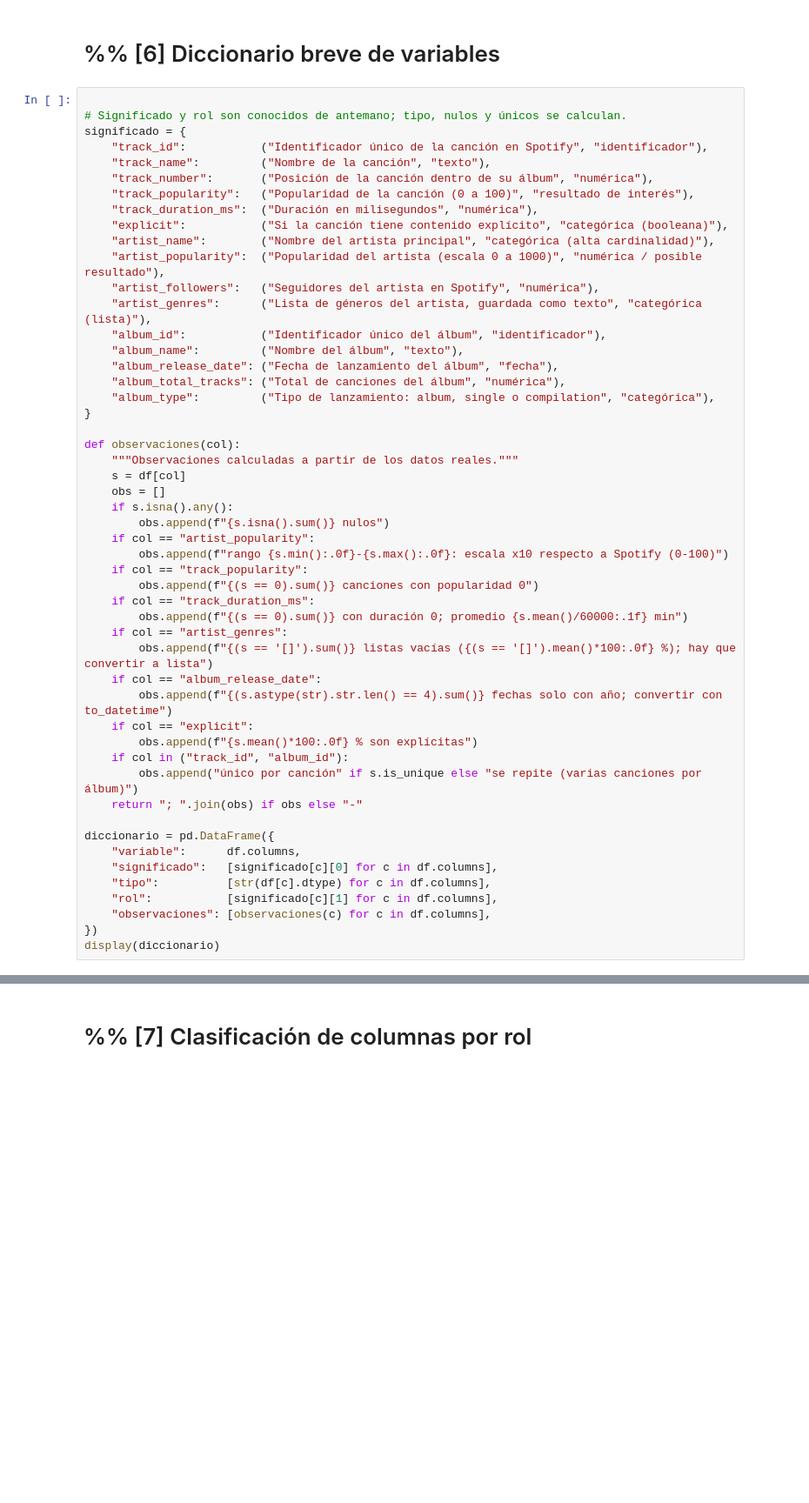
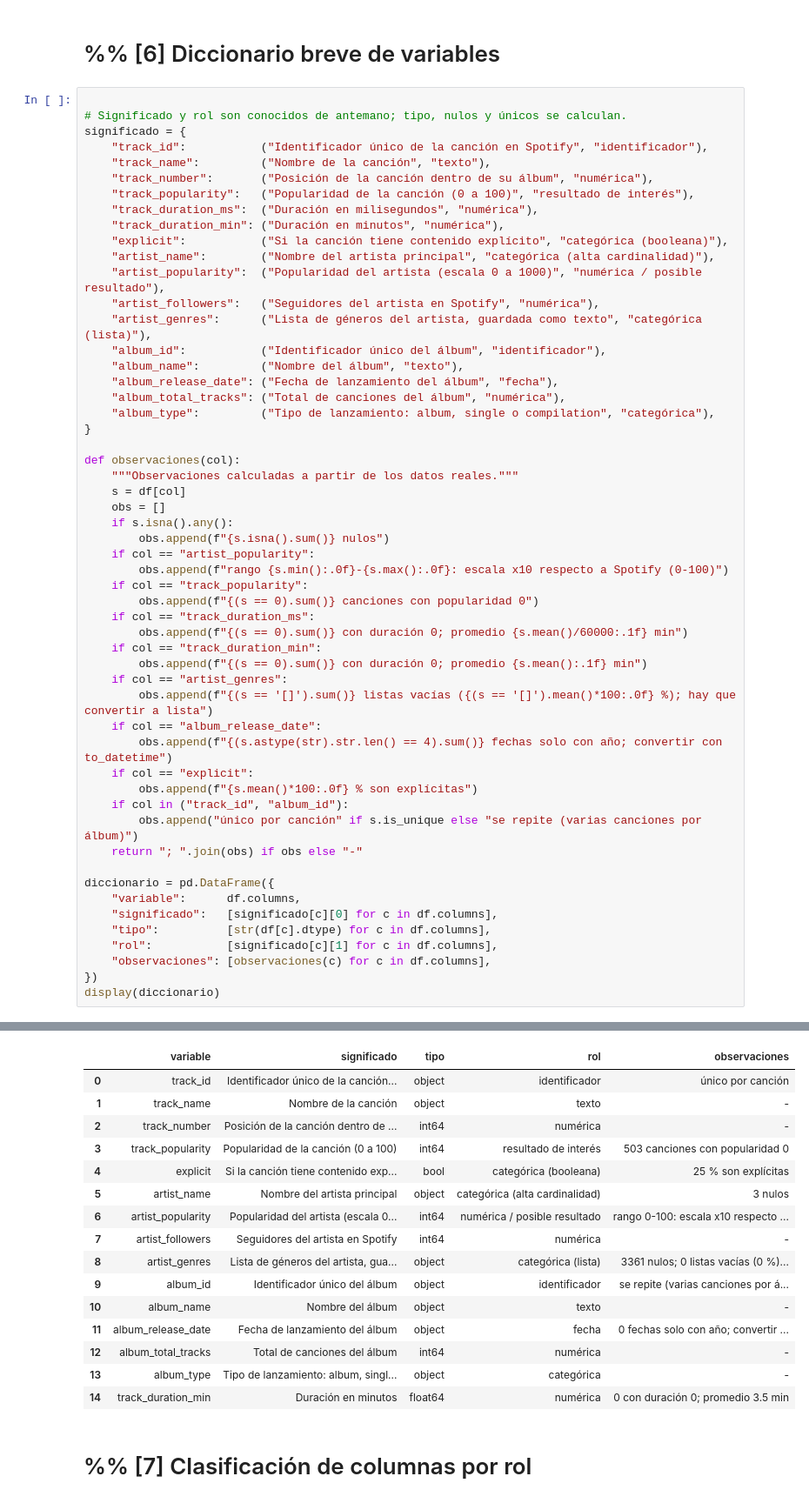
Before and after one commit to Luisfegit/Data-en-concierto, a Jupyter notebook: data_en_concierto_1_1.ipynb, the cells around one changed output, grey strips where cells are left out. Shown at 87% size. Saved outputs shown, nothing was run; the diff lists cells and outputs as text; blank space fills up the shorter version.

```diff
--- a/data_en_concierto_1_1.ipynb
+++ b/data_en_concierto_1_1.ipynb
@@ -97,6 +97,7 @@ significado = {
     "track_number":       ("Posición de la canción dentro de su álbum", "numérica"),
     "track_popularity":   ("Popularidad de la canción (0 a 100)", "resultado de interés"),
     "track_duration_ms":  ("Duración en milisegundos", "numérica"),
+    "track_duration_min": ("Duración en minutos", "numérica"),
     "explicit":           ("Si la canción tiene contenido explícito", "categórica (booleana)"),
     "artist_name":        ("Nombre del artista principal", "categórica (alta cardinalidad)"),
     "artist_popularity":  ("Popularidad del artista (escala 0 a 1000)", "numérica / posible resultado"),
@@ -121,6 +122,8 @@ def observaciones(col):
         obs.append(f"{(s == 0).sum()} canciones con popularidad 0")
     if col == "track_duration_ms":
         obs.append(f"{(s == 0).sum()} con duración 0; promedio {s.mean()/60000:.1f} min")
+    if col == "track_duration_min":
+        obs.append(f"{(s == 0).sum()} con duración 0; promedio {s.mean():.1f} min")
     if col == "artist_genres":
         obs.append(f"{(s == '[]').sum()} listas vacías ({(s == '[]').mean()*100:.0f} %); hay que convertir a lista")
     if col == "album_release_date":
@@ -144,3 +146,19 @@ KeyError: 'track_duration_min'
+|  | variable | significado | tipo | rol | observaciones |
+| 0 | track_id | Identificador único de la canción... | object | identificador | único por canción |
+| 1 | track_name | Nombre de la canción | object | texto | - |
+| 2 | track_number | Posición de la canción dentro de ... | int64 | numérica | - |
+| 3 | track_popularity | Popularidad de la canción (0 a 100) | int64 | resultado de interés | 503 canciones con popularidad 0 |
+| 4 | explicit | Si la canción tiene contenido exp... | bool | categórica (booleana) | 25 % son explícitas |
+| 5 | artist_name | Nombre del artista principal | object | categórica (alta cardinalidad) | 3 nulos |
+| 6 | artist_popularity | Popularidad del artista (escala 0... | int64 | numérica / posible resultado | rango 0-100: escala x10 respecto ... |
+| 7 | artist_followers | Seguidores del artista en Spotify | int64 | numérica | - |
+| 8 | artist_genres | Lista de géneros del artista, gua... | object | categórica (lista) | 3361 nulos; 0 listas vacías (0 %)... |
+| 9 | album_id | Identificador único del álbum | object | identificador | se repite (varias canciones por á... |
+| 10 | album_name | Nombre del álbum | object | texto | - |
+| 11 | album_release_date | Fecha de lanzamiento del álbum | object | fecha | 0 fechas solo con año; convertir ... |
+| 12 | album_total_tracks | Total de canciones del álbum | int64 | numérica | - |
+| 13 | album_type | Tipo de lanzamiento: album, singl... | object | categórica | - |
+| 14 | track_duration_min | Duración en minutos | float64 | numérica | 0 con duración 0; promedio 3.5 min |
 # %% [markdown]
 # %% [7] Clasificación de columnas por rol
 # %%
```
Also changed, not shown: parts of 3 cells of this notebook.
